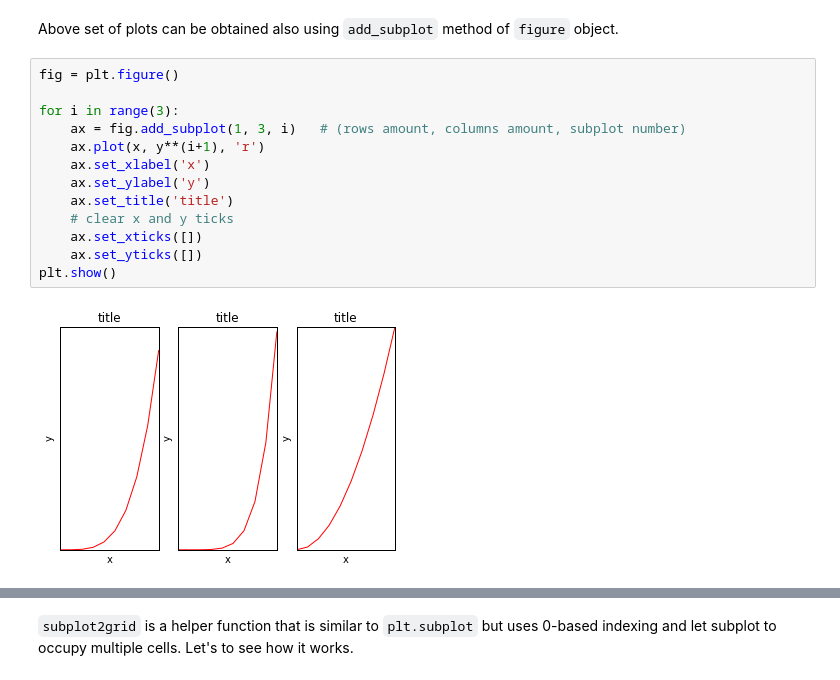
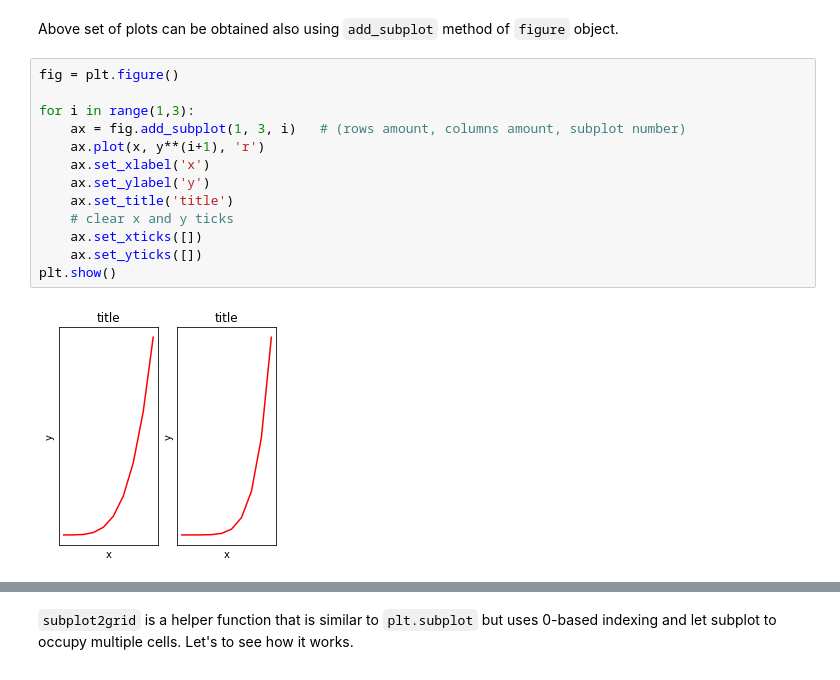
Before and after one commit to dmitriy-kisil/DataScienceSchool_Solutions, a Jupyter notebook: Intro_to_Python/Lesson 3.1. Part 2. Matplotlib.ipynb, the cells around one changed output, grey strips where cells are left out. Drawn from its saved outputs; the diff is of its cells as text.

```diff
--- a/Intro_to_Python/Lesson 3.1. Part 2. Matplotlib.ipynb
+++ b/Intro_to_Python/Lesson 3.1. Part 2. Matplotlib.ipynb
@@ -155,18 +155,18 @@ Above set of plots can be obtained also using `add_subplot` method of `figure` o
 # %%
 fig = plt.figure()
 
-for i in range(3):
+for i in range(1,3):
     ax = fig.add_subplot(1, 3, i)   # (rows amount, columns amount, subplot number)
     ax.plot(x, y**(i+1), 'r')
     ax.set_xlabel('x')
     ax.set_ylabel('y')
     ax.set_title('title')
     # clear x and y ticks
     ax.set_xticks([])
     ax.set_yticks([])
 plt.show()
 # %% [output]
-[figure, old version]
+[figure, new version]
 # %%
 ncols, nrows = 3, 3
 
```
Also changed, not shown: parts of 38 cells of this notebook, 47 other files.
